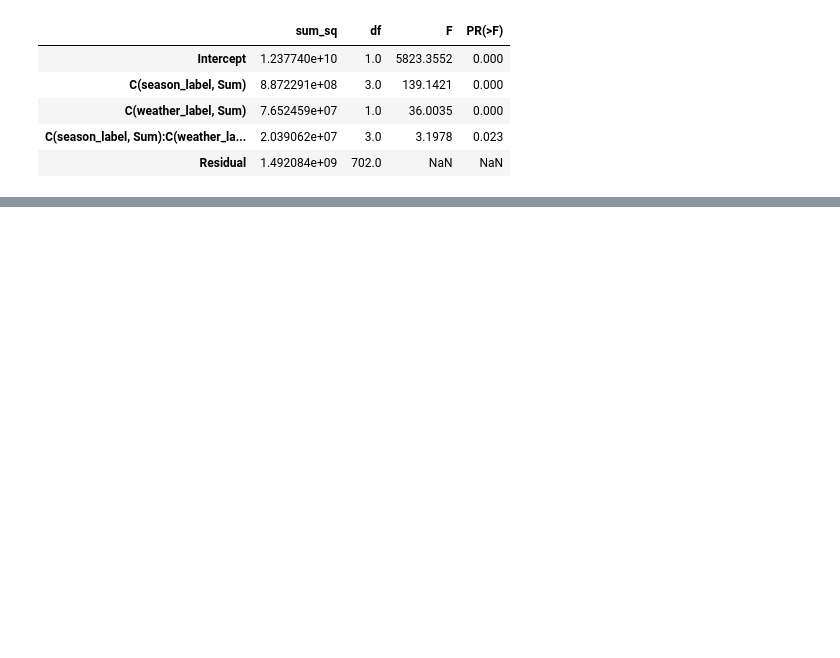
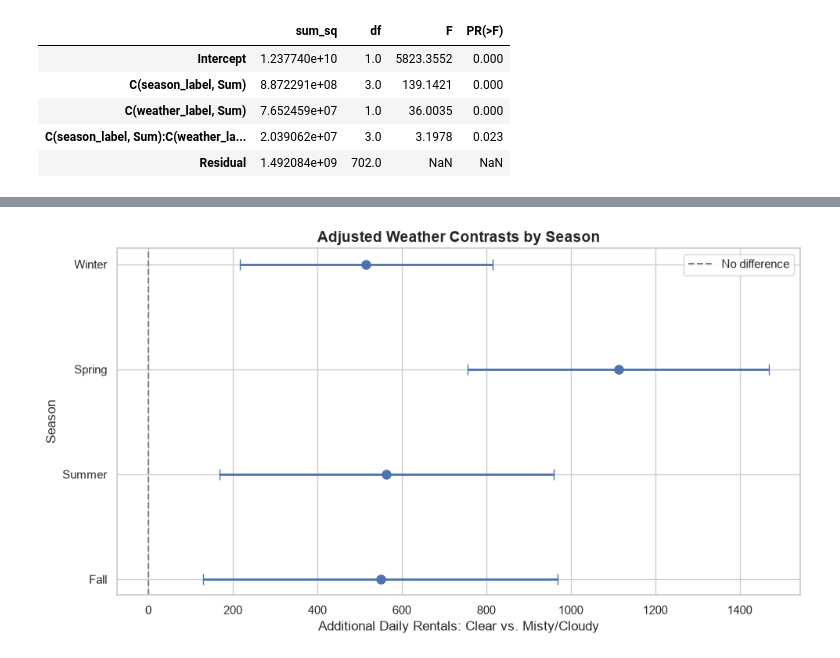
Before and after one commit to mrsmv/bike-sharing-anova, a Jupyter notebook: 02_notebooks/01_bike_demand_anova.ipynb, the cells around one changed output, grey strips where cells are left out. Saved outputs shown, nothing was run; the diff lists cells and outputs as text; code cells hidden in the pictures; blank space fills up the shorter version.

```diff
--- a/02_notebooks/01_bike_demand_anova.ipynb
+++ b/02_notebooks/01_bike_demand_anova.ipynb
@@ -496,0 +1414,67 @@ display(anova_hc3.round(4))
+# %%
+
+# Use the previously calculated 14-lag post-hoc results
+plot_df = (
+    posthoc_df[
+        posthoc_df["HAC_lags"] == 14
+    ]
+    .set_index("Season")
+    .loc[season_order]
+    .reset_index()
+)
+
+y_pos = np.arange(len(plot_df))
+
+fig, ax = plt.subplots(figsize=(10, 5.5))
+
+# Asymmetric confidence interval widths
+errors = np.vstack([
+    plot_df["Difference"] - plot_df["CI_lower"],
+    plot_df["CI_upper"] - plot_df["Difference"]
+])
+
+ax.errorbar(
+    x=plot_df["Difference"],
+    y=y_pos,
+    xerr=errors,
+    fmt="o",
+    markersize=8,
+    capsize=5,
+    linewidth=2
+)
+
+ax.axvline(
+    x=0,
+    linestyle="--",
+    color="gray",
+    label="No difference"
+)
+
+ax.set_yticks(y_pos)
+ax.set_yticklabels(plot_df["Season"])
+ax.invert_yaxis()
+
+ax.set_title(
+    "Adjusted Weather Contrasts by Season",
+    fontsize=14,
+    fontweight="bold"
+)
+
+ax.set_xlabel(
+    "Additional Daily Rentals: Clear vs. Misty/Cloudy"
+)
+
+ax.set_ylabel("Season")
+ax.legend()
+
+plt.tight_layout()
+
+plt.savefig(
+    figures_dir / "02_weather_contrasts_ci.png",
+    dpi=300,
+    bbox_inches="tight"
+)
+
+plt.show()
+# %% [output]
+[figure, added]
```
Also changed, not shown: parts of 55 cells of this notebook, 3 other files.
